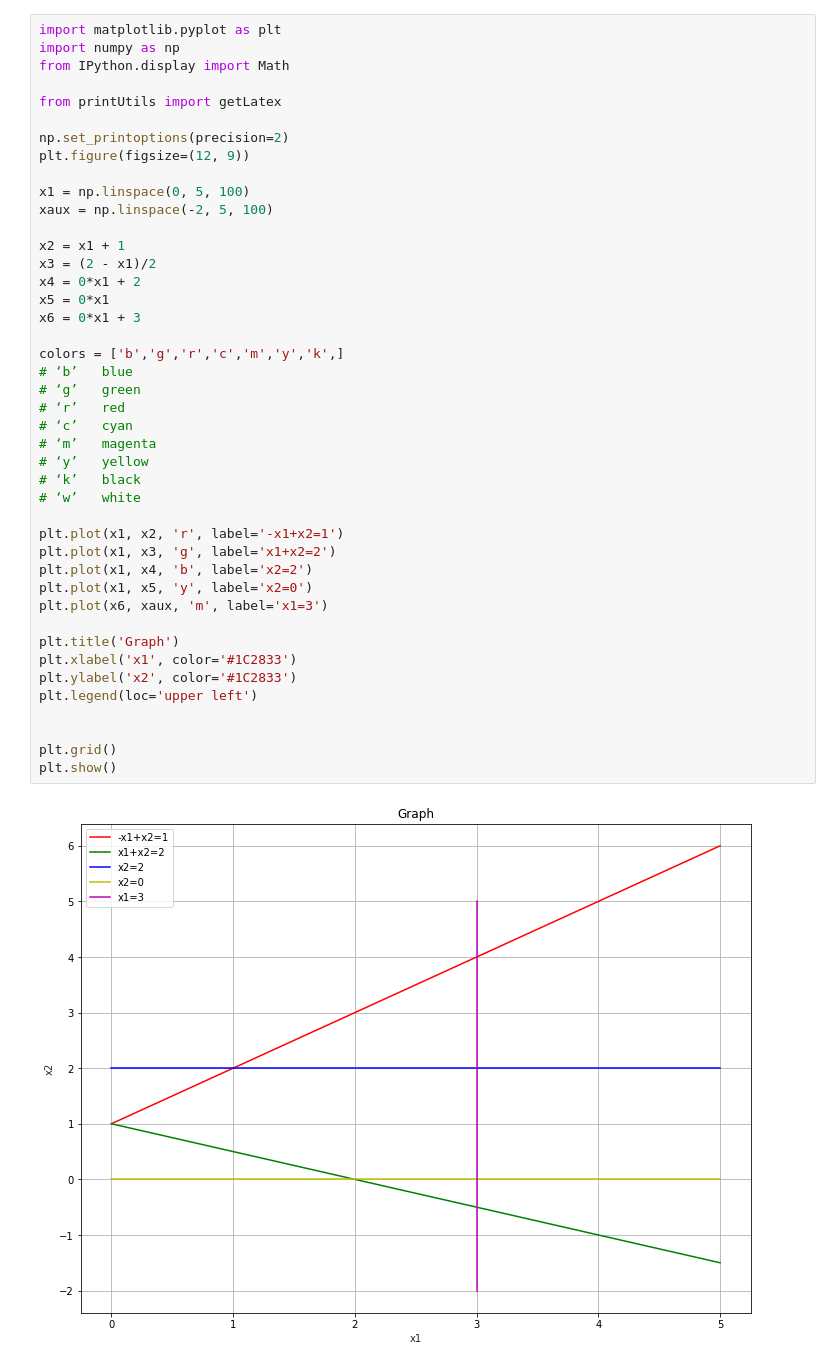
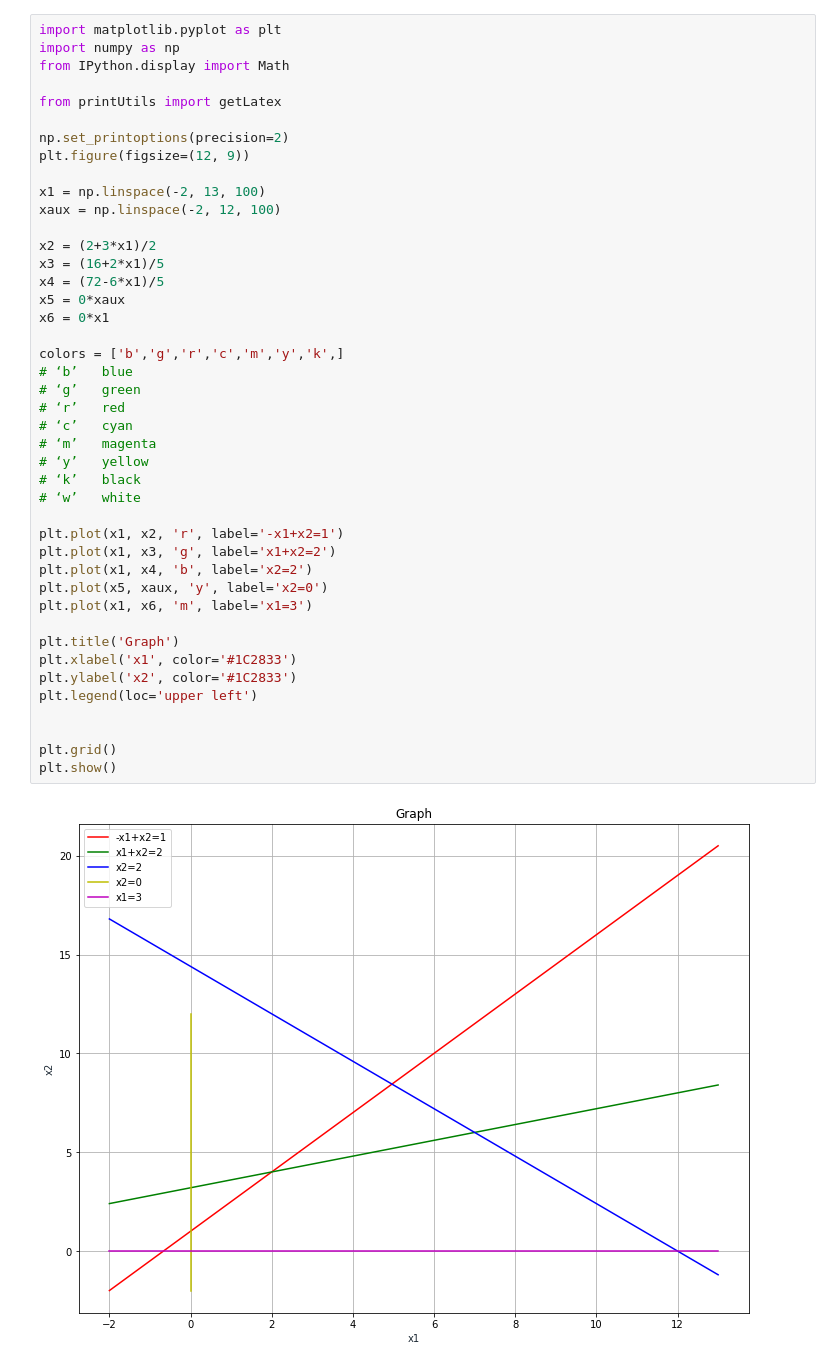
Before and after one commit to jhimy-michel/optimization-tools, a Jupyter notebook: Part1/SimplexMethod/SimplexMethod.ipynb, the cells around one changed output. Saved outputs shown, nothing was run; the diff lists cells and outputs as text.

Commit message:
adding plot for graphs and matrix analisis

```diff
--- a/Part1/SimplexMethod/SimplexMethod.ipynb
+++ b/Part1/SimplexMethod/SimplexMethod.ipynb
@@ -6,43 +6,43 @@ from IPython.display import Math
 from printUtils import getLatex
 
 np.set_printoptions(precision=2)
 plt.figure(figsize=(12, 9))
 
-x1 = np.linspace(0, 5, 100)
-xaux = np.linspace(-2, 5, 100)
+x1 = np.linspace(-2, 13, 100)
+xaux = np.linspace(-2, 12, 100)
 
-x2 = x1 + 1
-x3 = (2 - x1)/2
-x4 = 0*x1 + 2
-x5 = 0*x1
-x6 = 0*x1 + 3
+x2 = (2+3*x1)/2
+x3 = (16+2*x1)/5
+x4 = (72-6*x1)/5
+x5 = 0*xaux
+x6 = 0*x1
 
 colors = ['b','g','r','c','m','y','k',]
 # ‘b’	blue
 # ‘g’	green
 # ‘r’	red
 # ‘c’	cyan
 # ‘m’	magenta
 # ‘y’	yellow
 # ‘k’	black
 # ‘w’	white
 
 plt.plot(x1, x2, 'r', label='-x1+x2=1')
 plt.plot(x1, x3, 'g', label='x1+x2=2')
 plt.plot(x1, x4, 'b', label='x2=2')
-plt.plot(x1, x5, 'y', label='x2=0')
-plt.plot(x6, xaux, 'm', label='x1=3')
+plt.plot(x5, xaux, 'y', label='x2=0')
+plt.plot(x1, x6, 'm', label='x1=3')
 
 plt.title('Graph')
 plt.xlabel('x1', color='#1C2833')
 plt.ylabel('x2', color='#1C2833')
 plt.legend(loc='upper left')
 
 
 plt.grid()
 plt.show()
 # %% [output]
-[figure, old version]
+[figure, new version]
 # %%
 # Load matrix values
 # Matrix A, b and c
```
Also changed, not shown: parts of 2 cells of this notebook, 4 other files.
